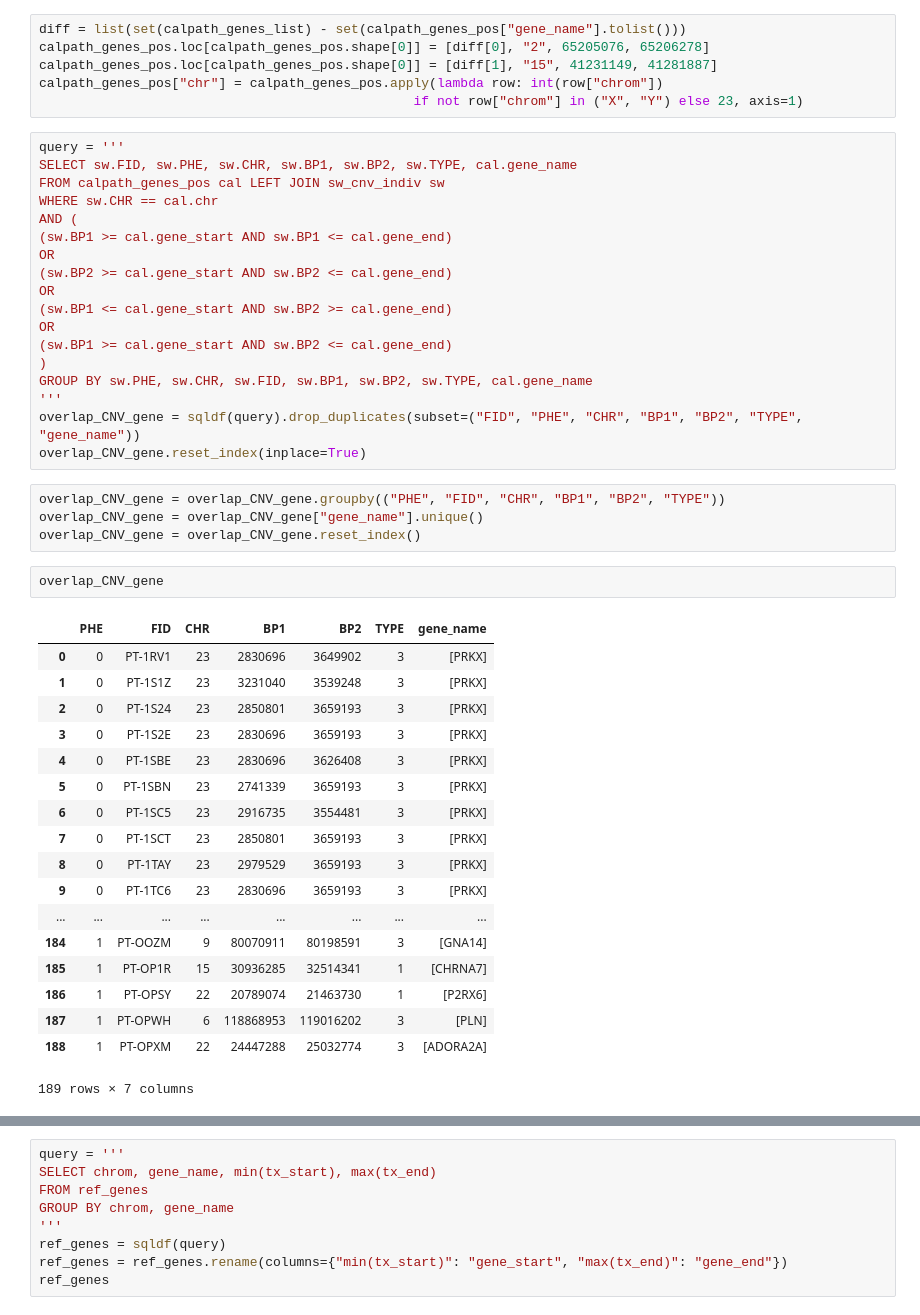
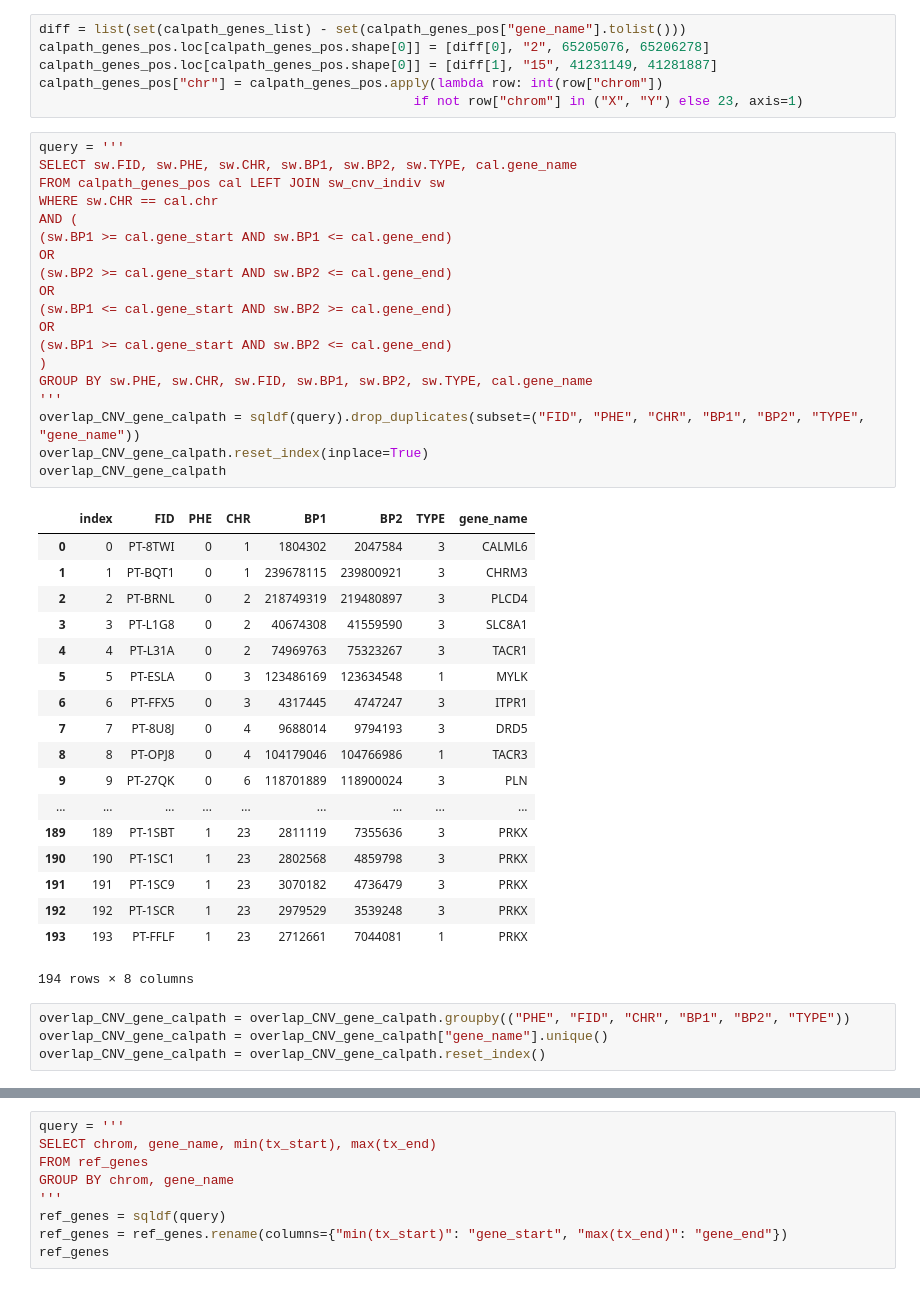
Before and after one commit to gaow/cnv-gene-mapping, a Jupyter notebook: analysis/20171010_swcnv_TORUS.ipynb, the cells around one changed output, grey strips where cells are left out. Saved outputs shown, nothing was run; the diff lists cells and outputs as text.

```diff
--- a/analysis/20171010_swcnv_TORUS.ipynb
+++ b/analysis/20171010_swcnv_TORUS.ipynb
@@ -49,43 +49,42 @@ calpath_genes_pos["chr"] = calpath_genes_pos.apply(lambda row: int(row["chrom"])
 # %%
 query = '''
 SELECT sw.FID, sw.PHE, sw.CHR, sw.BP1, sw.BP2, sw.TYPE, cal.gene_name
 FROM calpath_genes_pos cal LEFT JOIN sw_cnv_indiv sw
 WHERE sw.CHR == cal.chr
 AND (
 (sw.BP1 >= cal.gene_start AND sw.BP1 <= cal.gene_end)
 OR
 (sw.BP2 >= cal.gene_start AND sw.BP2 <= cal.gene_end)
 OR
 (sw.BP1 <= cal.gene_start AND sw.BP2 >= cal.gene_end)
 OR
 (sw.BP1 >= cal.gene_start AND sw.BP2 <= cal.gene_end)
 )
 GROUP BY sw.PHE, sw.CHR, sw.FID, sw.BP1, sw.BP2, sw.TYPE, cal.gene_name
 '''
-overlap_CNV_gene = sqldf(query).drop_duplicates(subset=("FID", "PHE", "CHR", "BP1", "BP2", "TYPE", "gene_name"))
-overlap_CNV_gene.reset_index(inplace=True)
+overlap_CNV_gene_calpath = sqldf(query).drop_duplicates(subset=("FID", "PHE", "CHR", "BP1", "BP2", "TYPE", "gene_name"))
+overlap_CNV_gene_calpath.reset_index(inplace=True)
+overlap_CNV_gene_calpath
+# %% [output]
+|  | index | FID | PHE | CHR | BP1 | BP2 | TYPE | gene_name |
+| 0 | 0 | PT-8TWI | 0 | 1 | 1804302 | 2047584 | 3 | CALML6 |
+| 1 | 1 | PT-BQT1 | 0 | 1 | 239678115 | 239800921 | 3 | CHRM3 |
+| 2 | 2 | PT-BRNL | 0 | 2 | 218749319 | 219480897 | 3 | PLCD4 |
+| 3 | 3 | PT-L1G8 | 0 | 2 | 40674308 | 41559590 | 3 | SLC8A1 |
+| 4 | 4 | PT-L31A | 0 | 2 | 74969763 | 75323267 | 3 | TACR1 |
+| 5 | 5 | PT-ESLA | 0 | 3 | 123486169 | 123634548 | 1 | MYLK |
+| 6 | 6 | PT-FFX5 | 0 | 3 | 4317445 | 4747247 | 3 | ITPR1 |
+| 7 | 7 | PT-8U8J | 0 | 4 | 9688014 | 9794193 | 3 | DRD5 |
+| 8 | 8 | PT-OPJ8 | 0 | 4 | 104179046 | 104766986 | 1 | TACR3 |
+| 9 | 9 | PT-27QK | 0 | 6 | 118701889 | 118900024 | 3 | PLN |
+| ... | ... | ... | ... | ... | ... | ... | ... | ... |
+| 189 | 189 | PT-1SBT | 1 | 23 | 2811119 | 7355636 | 3 | PRKX |
+| 190 | 190 | PT-1SC1 | 1 | 23 | 2802568 | 4859798 | 3 | PRKX |
+| 191 | 191 | PT-1SC9 | 1 | 23 | 3070182 | 4736479 | 3 | PRKX |
+| 192 | 192 | PT-1SCR | 1 | 23 | 2979529 | 3539248 | 3 | PRKX |
+| 193 | 193 | PT-FFLF | 1 | 23 | 2712661 | 7044081 | 1 | PRKX |
+194 rows × 8 columns
 # %%
-overlap_CNV_gene = overlap_CNV_gene.groupby(("PHE", "FID", "CHR", "BP1", "BP2", "TYPE"))
-overlap_CNV_gene = overlap_CNV_gene["gene_name"].unique()
-overlap_CNV_gene = overlap_CNV_gene.reset_index()
+overlap_CNV_gene_calpath = overlap_CNV_gene_calpath.groupby(("PHE", "FID", "CHR", "BP1", "BP2", "TYPE"))
+overlap_CNV_gene_calpath = overlap_CNV_gene_calpath["gene_name"].unique()
+overlap_CNV_gene_calpath = overlap_CNV_gene_calpath.reset_index()
-# %%
-overlap_CNV_gene
-# %% [output]
-|  | PHE | FID | CHR | BP1 | BP2 | TYPE | gene_name |
-| 0 | 0 | PT-1RV1 | 23 | 2830696 | 3649902 | 3 | [PRKX] |
-| 1 | 0 | PT-1S1Z | 23 | 3231040 | 3539248 | 3 | [PRKX] |
-| 2 | 0 | PT-1S24 | 23 | 2850801 | 3659193 | 3 | [PRKX] |
-| 3 | 0 | PT-1S2E | 23 | 2830696 | 3659193 | 3 | [PRKX] |
-| 4 | 0 | PT-1SBE | 23 | 2830696 | 3626408 | 3 | [PRKX] |
-| 5 | 0 | PT-1SBN | 23 | 2741339 | 3659193 | 3 | [PRKX] |
-| 6 | 0 | PT-1SC5 | 23 | 2916735 | 3554481 | 3 | [PRKX] |
-| 7 | 0 | PT-1SCT | 23 | 2850801 | 3659193 | 3 | [PRKX] |
-| 8 | 0 | PT-1TAY | 23 | 2979529 | 3659193 | 3 | [PRKX] |
-| 9 | 0 | PT-1TC6 | 23 | 2830696 | 3659193 | 3 | [PRKX] |
-| ... | ... | ... | ... | ... | ... | ... | ... |
-| 184 | 1 | PT-OOZM | 9 | 80070911 | 80198591 | 3 | [GNA14] |
-| 185 | 1 | PT-OP1R | 15 | 30936285 | 32514341 | 1 | [CHRNA7] |
-| 186 | 1 | PT-OPSY | 22 | 20789074 | 21463730 | 1 | [P2RX6] |
-| 187 | 1 | PT-OPWH | 6 | 118868953 | 119016202 | 3 | [PLN] |
-| 188 | 1 | PT-OPXM | 22 | 24447288 | 25032774 | 3 | [ADORA2A] |
-189 rows × 7 columns
```
Also changed, not shown: parts of 10 cells of this notebook, 2 other files.
